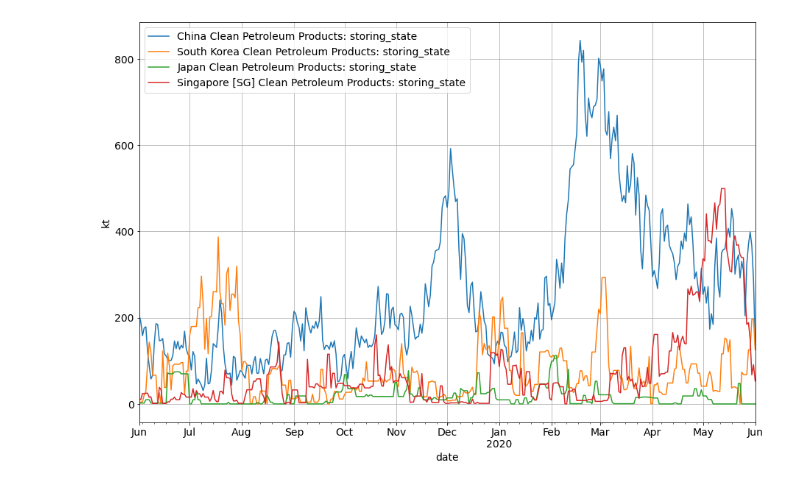
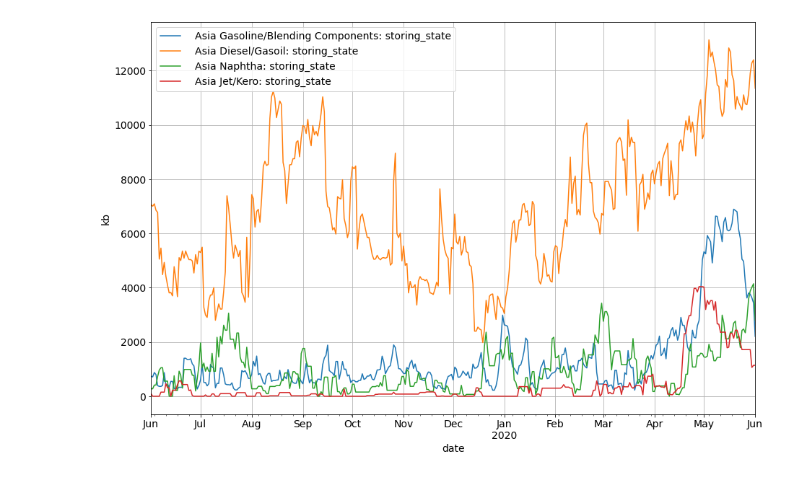
Before and after one commit to VorTECHsa/python-sdk, a Jupyter notebook: Demand Recovery in Asia, Webinar 10th June 2020.ipynb, the cells around one changed output. Cells and saved outputs as stored; diff of their text form; code cells hidden in the pictures.

```diff
--- a/Demand Recovery in Asia, Webinar 10th June 2020.ipynb
+++ b/Demand Recovery in Asia, Webinar 10th June 2020.ipynb
@@ -20,7 +21,7 @@ END_DATE = datetime(2020, 6, 1)
 DATE_RANGE = pd.date_range(START_DATE, END_DATE)
 
 # Define floating storage unit (t = metric tonnes, b = barrels)
-UNIT = 't'
+UNIT = 'b'
 # %%
 def get_product_id_exact(product_name):
     if product_name is None:
@@ -48,8 +49,8 @@ def merge(data_frames):
         data_frames,
     )
 # %%
-def plot_df(df, title=None):
+def plot_df(df, title=None, unit=UNIT):
     df.plot(title=title, grid=True)
     plt.xlabel('date')
-    plt.ylabel('k' + UNIT);
+    plt.ylabel('k' + unit);
 # %%
@@ -85,6 +76,29 @@ def fetch_timeseries(product_name=None, destination_name=None, filter_activity="
 
 
     return df_fs.set_index('date')
+# %%
+def fetch_timeseries(filter_activity, product_names=None, destination_names=None, storage_names=None,
+                    unit=UNIT, frequency='day'):
+
+    # Generate IDs
+    product_ids = [get_product_id_exact(name) for name in convert_to_list(product_names)]
+    destination_ids = [get_geography_id_exact(name) for name in convert_to_list(destination_names)]
+    storage_ids = [get_geography_id_exact(name) for name in convert_to_list(storage_names)]
+
+
+    # Load Data
+    df = CargoTimeSeries().search(timeseries_frequency=frequency,
+                                     timeseries_unit=unit,
+                                     disable_geographic_exclusion_rules=True,
+                                     filter_products=product_ids,
+                                     filter_destinations=destination_ids,
+                                     filter_storage_locations=storage_ids,
+                                     filter_activity=filter_activity,
+                                     filter_time_min=START_DATE,
+                                     filter_time_max=END_DATE).to_df()
+
+    # Rename columns, set index etc
+    return prepare_dataset(df, product_names, destination_names, storage_names, filter_activity)
 # %%
 # Define constants
 
@@ -160,0 +150,10 @@ countries_merged
+# %%
+dfs_asia = [
+    fetch_timeseries("storing_state", storage_names="Asia", product_names=gasoline_blending_components),
+    fetch_timeseries("storing_state", storage_names="Asia", product_names=diesel_gasoil),
+    fetch_timeseries("storing_state", storage_names="Asia", product_names=naphtha),
+    fetch_timeseries("storing_state", storage_names="Asia", product_names=jet_kero)
+]
+
+df_asia = merge(dfs_asia)
+df_asia.head()
@@ -161,4 +172,4 @@ countries_merged
 # %%
-plot_df(countries_merged)
+plot_df(df_asia)
 # %% [output]
-[figure, old version]
+[figure, new version]
```
Also changed, not shown: parts of 30 cells of this notebook.
